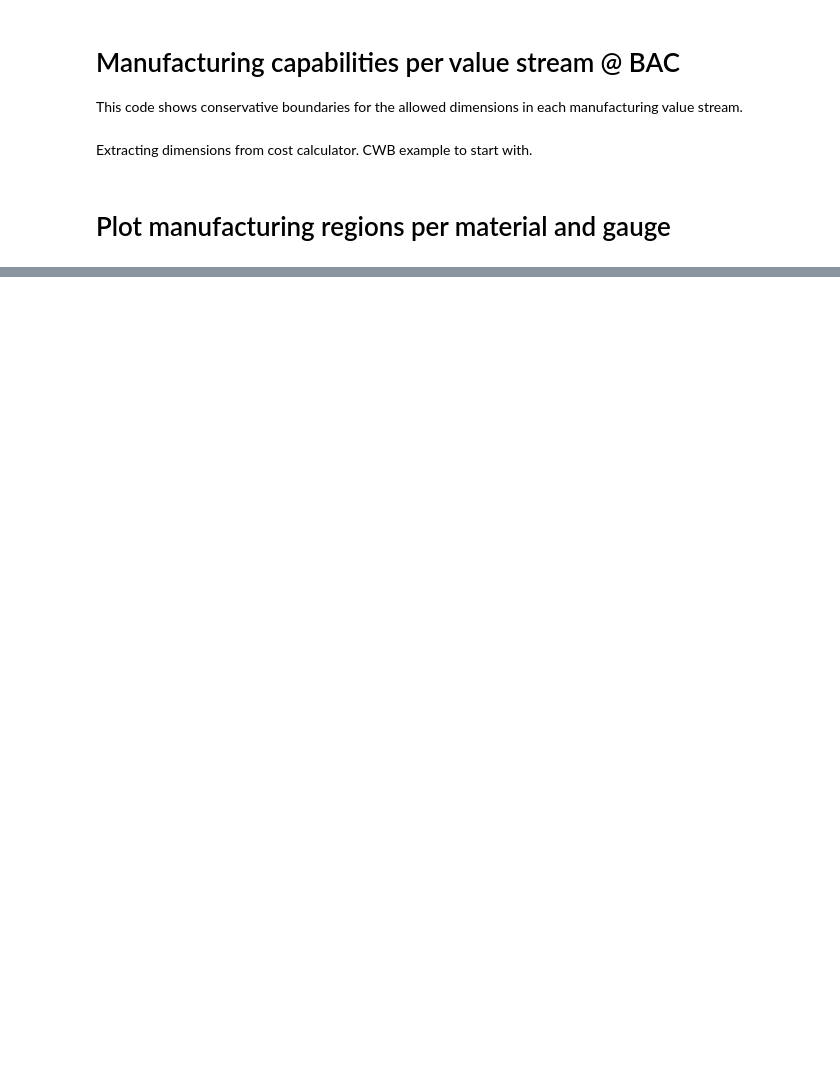
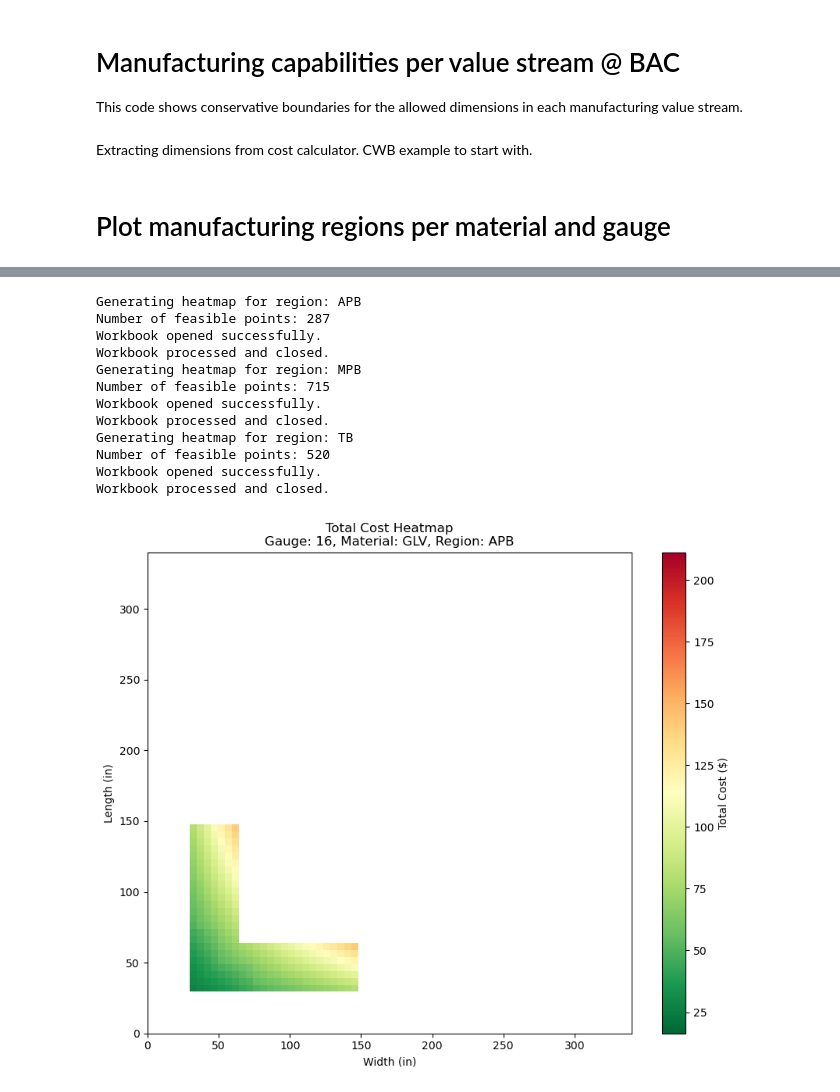
Before and after one commit to enriquef13/AMDP_Thesis, a Jupyter notebook: value_stream_map.ipynb, the cells around one changed output, grey strips where cells are left out. Drawn from its saved outputs; the diff is of its cells as text; code cells hidden in the pictures; blank space fills up the shorter version.

Commit message:
Add heatmap

```diff
--- a/value_stream_map.ipynb
+++ b/value_stream_map.ipynb
@@ -257,0 +467,24 @@ for gauge in gauges:
+# %%
+for app in xw.apps:
+    app.quit()
+
+gauges = [16]
+materials = ['GLV']
+for gauge in gauges:
+    for material in materials:
+        cap = Capabilities(material, gauge)
+        cap.generate_cost_heatmaps(path_s, fastener_spacing=3, bolt_diameter=0.3125)  # Adjust parameters as needed
+# %% [output]
+Generating heatmap for region: APB
+Number of feasible points: 287
+Workbook opened successfully.
+Workbook processed and closed.
+Generating heatmap for region: MPB
+Number of feasible points: 715
+Workbook opened successfully.
+Workbook processed and closed.
+Generating heatmap for region: TB
+Number of feasible points: 520
+Workbook opened successfully.
+Workbook processed and closed.
+[figure, added]
```
Also changed, not shown: parts of 4 cells of this notebook.
